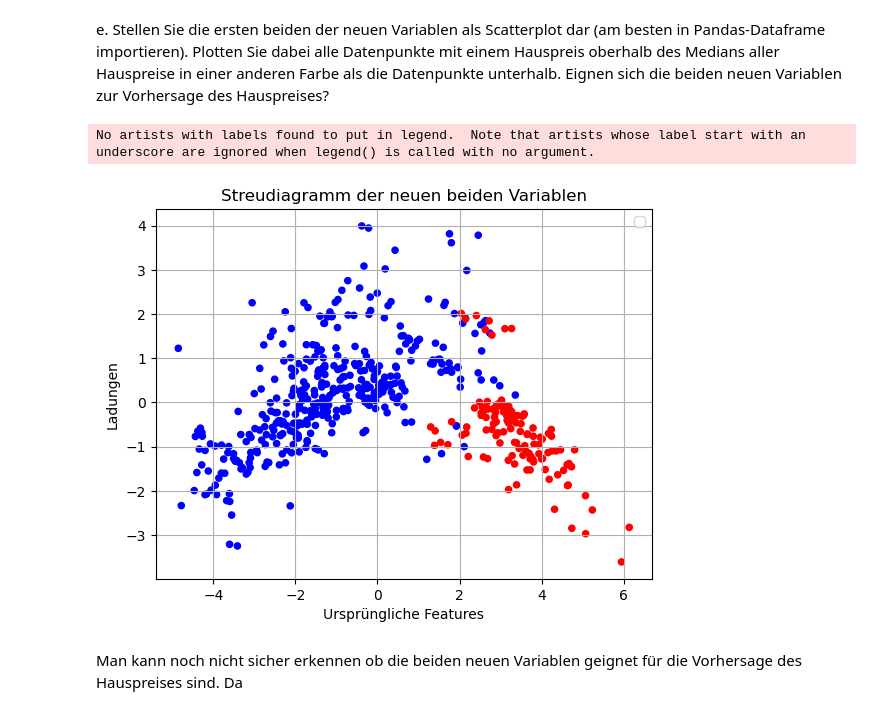
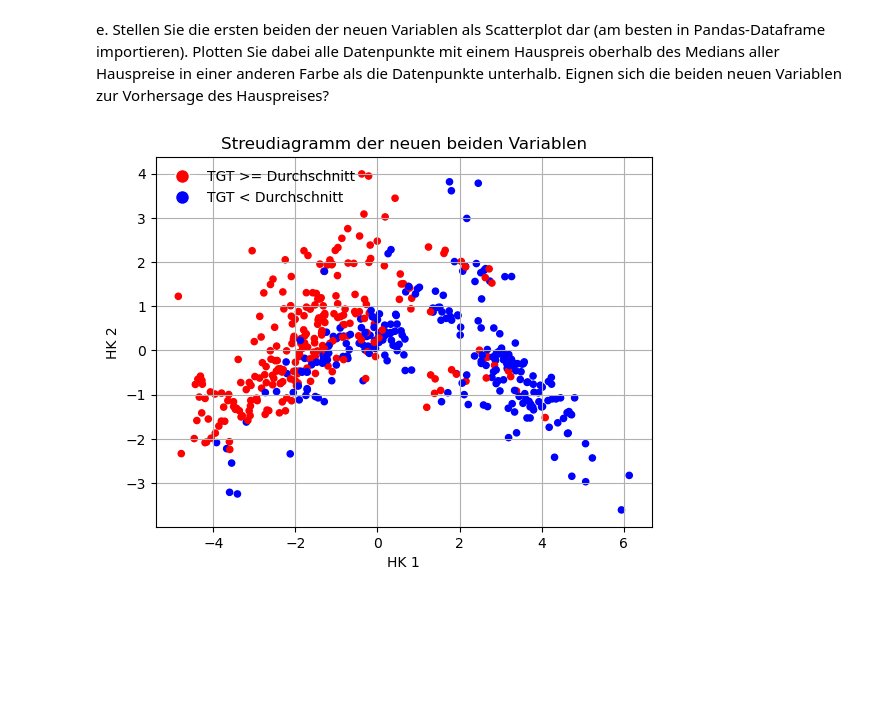
Before and after one commit to SergioChan96/MaschineLearning, a Jupyter notebook: Aufgaben/A1/A1-3/Hauptkomponenten_Analyse_A1-3.ipynb, the cells around one changed output. Saved outputs shown, nothing was run; the diff lists cells and outputs as text; code cells hidden in the pictures; blank space fills up the shorter version.

```diff
--- a/Aufgaben/A1/A1-3/Hauptkomponenten_Analyse_A1-3.ipynb
+++ b/Aufgaben/A1/A1-3/Hauptkomponenten_Analyse_A1-3.ipynb
@@ -183,34 +188,31 @@ plt.show()
 e. Stellen Sie die ersten beiden der neuen Variablen als Scatterplot dar (am besten in Pandas-Dataframe importieren). Plotten Sie dabei alle Datenpunkte mit einem Hauspreis oberhalb des Medians aller Hauspreise in einer anderen Farbe als die Datenpunkte unterhalb. Eignen sich die beiden neuen Variablen zur Vorhersage des Hauspreises?
 # %%
 url = 'https://archive.ics.uci.edu/ml/machine-learning-databases/housing/housing.data'
-cols = ['TGT']
+cols = ['CRIM','ZN','INDUS','CHAS','NOX','RM','AGE','DIS','RAD','TAX','PTRATIO','B',
+        'LSTAT','TGT']
 boston_tgt = pd.read_csv(url, sep=' ', skipinitialspace=True, header=None, names=cols,
                      index_col=False)
 
 boston_df_tgt = pd.DataFrame(boston_tgt)
 
 
+for tgt in df["TGT"]:
+    df["tgt"]
 
-
-UD['greater_median_tgt'] = boston_df_tgt['TGT'].transform(lambda tgt: 'red' if tgt >= boston_df_tgt['TGT'].mean() else 'blue')
+UD['greater_median_tgt'] = boston_df_tgt['TGT'].transform(lambda tgt: 'red' if tgt >= boston_df_tgt['TGT'].median() else 'blue')
 
 
 UD.plot.scatter(x=0 , y=1 , c='greater_median_tgt')
 
-plt.legend()
-
-red_patch = plt.Line2D([0], [0], marker='o', color='w', label='>= Durchschnitt', markerfacecolor='red', markersize=10)
-blue_patch = plt.Line2D([0], [0], marker='o', color='w', label='< Durchschnitt', markerfacecolor='blue', markersize=10)
-plt.legend(handles=[red_patch, blue_patch])
+red_patch = plt.Line2D([0], [0], marker='o', color='w', label='TGT >= Durchschnitt', markerfacecolor='red', markersize=10)
+blue_patch = plt.Line2D([0], [0], marker='o', color='w', label='TGT < Durchschnitt', markerfacecolor='blue', markersize=10)
+plt.legend(handles=[red_patch, blue_patch], frameon = False)
 
 
 plt.title('Streudiagramm der neuen beiden Variablen')
-plt.xlabel('Ursprüngliche Features')
-plt.ylabel('Ladungen')
+plt.xlabel('HK 1')
+plt.ylabel('HK 2')
 plt.grid(True)
 plt.show()
 # %% [output]
-No artists with labels found to put in legend.  Note that artists whose label start with an underscore are ignored when legend() is called with no argument.
-[figure, old version]
+[figure, new version]
-# %% [markdown]
-Man kann noch nicht sicher erkennen ob die beiden neuen Variablen geignet für die Vorhersage des Hauspreises sind. Da
```
Also changed, not shown: parts of 4 cells of this notebook.
